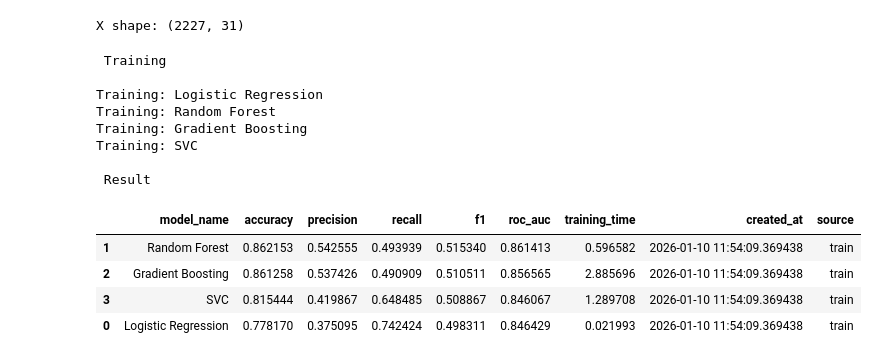
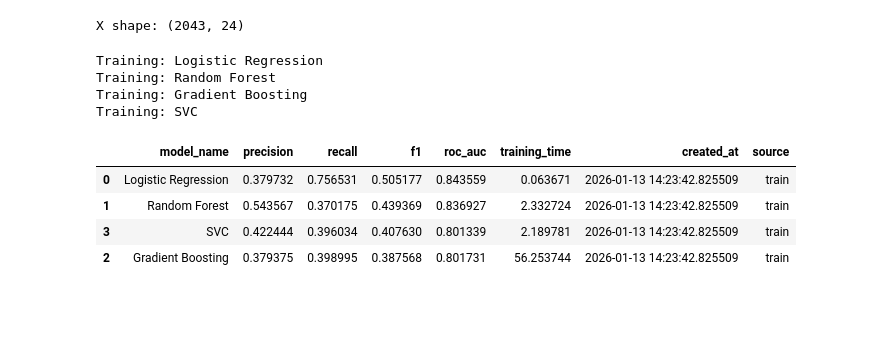
Before and after one commit to 1ltan/CallTech-ML-Powered-Predictive-Dialing-Optimization, a Jupyter notebook: src/ training.ipynb, the cells around one changed output. Saved outputs shown, nothing was run; the diff lists cells and outputs as text; code cells hidden in the pictures; blank space fills up the shorter version.

Commit message:
training&cleaning_update_2.0

```diff
--- a/src/ training.ipynb
+++ b/src/ training.ipynb
@@ -26,10 +31,6 @@ TABLE_NAME = "superstore_data_cleaned"
 TARGET_COLUMN = "Response"
 
 df = pd.read_sql(f"SELECT * FROM {TABLE_NAME}", engine)
-
-#Remove columns that are not needed for training (Id)
-cols_to_drop = ['Id']
-df = df.drop(columns=[col for col in cols_to_drop if col in df.columns], errors='ignore')
 
 # Encode columns
 object_cols = df.select_dtypes(include=['object', 'category']).columns.tolist()
@@ -43,90 +44,62 @@ y = df[TARGET_COLUMN]
 
 print(f"X shape: {X.shape}")
 # %% [output]
-X shape: (2227, 31)
+X shape: (2043, 24)
 # %%
 cv = StratifiedKFold(n_splits=5, shuffle=True, random_state=42)
 
 models = {
-    "Logistic Regression": LogisticRegression(C=0.5, max_iter=2000, random_state=42),
-
-    "Random Forest": RandomForestClassifier(
-        n_estimators=200,
-        max_depth=15,
-        min_samples_leaf=5,
-        random_state=42,
-        n_jobs=-1
-    ),
-
-    "Gradient Boosting": GradientBoostingClassifier(
-        n_estimators=200,
-        learning_rate=0.05,
-        max_depth=5,
-        n_iter_no_change=10,
-        validation_fraction=0.1,
-        random_state=42
-    ),
-
-    "SVC": SVC(C=0.8, probability=True, random_state=42)
+    "Logistic Regression": LogisticRegression(C=1e9, max_iter=5000, solver='lbfgs', random_state=42),
+    "Random Forest": RandomForestClassifier(n_estimators=200, max_depth=None, min_samples_split=2, min_samples_leaf=1, random_state=42, n_jobs=-1),
+    "Gradient Boosting": GradientBoostingClassifier(n_estimators=300, learning_rate=0.2, max_depth=30, min_samples_leaf=1, random_state=42),
+    "SVC": SVC(C=1e9, probability=True, gamma='scale', random_state=42)
 }
 
-scoring = ['accuracy', 'precision', 'recall', 'f1', 'roc_auc']
+scoring = ['precision', 'recall', 'f1', 'roc_auc']
 results = []
 timestamp = pd.Timestamp.now()
 
 for name, model in models.items():
     print(f"Training: {name}")
 
     pipeline = ImbPipeline([
         ('scaler', StandardScaler()),
         ('smote', SMOTE(random_state=42)),
-        ('model', model)
-    ])
+        ('model', model)])
 
     scores = cross_validate(pipeline, X, y, cv=cv, scoring=scoring, n_jobs=-1)
 
     mean_scores = {
         'model_name': name,
-        'accuracy': np.mean(scores['test_accuracy']),
         'precision': np.mean(scores['test_precision']),
         'recall': np.mean(scores['test_recall']),
         'f1': np.mean(scores['test_f1']),
         'roc_auc': np.mean(scores['test_roc_auc']),
         'training_time': np.mean(scores['fit_time']),
         'created_at': timestamp,
-        'source': 'train'
-    }
+        'source': 'train'}
     results.append(mean_scores)
 
-    # Training logging
-    try:
-        pd.DataFrame([{
-            'model_name': name,
-            'source': 'train',
-            'algorithm': model.__class__.__name__,
-            'created_at': timestamp
-        }]).to_sql('models', engine, if_exists='append', index=False)
-    except Exception as e:
-        print(f"Error writing to models: {e}")
+    model_record = {
+        'model_name': name,
+        'source': 'train',
+        'algorithm': model.__class__.__name__,
+        'created_at': timestamp}
+
+    pd.DataFrame([model_record]).to_sql('models',engine,if_exists='append',index=False)
 
 # Saving metrics
 metrics_df = pd.DataFrame(results)
 metrics_df.to_sql('model_metrics', engine, if_exists='append', index=False)
-
-print("\n Result")
 display(metrics_df.sort_values(by='f1', ascending=False))
 # %% [output]
- Training
-
 Training: Logistic Regression
 Training: Random Forest
 Training: Gradient Boosting
 Training: SVC
-
- Result
-|  | model_name | accuracy | precision | recall | f1 | roc_auc | training_time | created_at | source |
-| 1 | Random Forest | 0.862153 | 0.542555 | 0.493939 | 0.515340 | 0.861413 | 0.596582 | 2026-01-10 11:54:09.369438 | train |
-| 2 | Gradient Boosting | 0.861258 | 0.537426 | 0.490909 | 0.510511 | 0.856565 | 2.885696 | 2026-01-10 11:54:09.369438 | train |
-| 3 | SVC | 0.815444 | 0.419867 | 0.648485 | 0.508867 | 0.846067 | 1.289708 | 2026-01-10 11:54:09.369438 | train |
-| 0 | Logistic Regression | 0.778170 | 0.375095 | 0.742424 | 0.498311 | 0.846429 | 0.021993 | 2026-01-10 11:54:09.369438 | train |
+|  | model_name | precision | recall | f1 | roc_auc | training_time | created_at | source |
+| 0 | Logistic Regression | 0.379732 | 0.756531 | 0.505177 | 0.843559 | 0.063671 | 2026-01-13 14:23:42.825509 | train |
+| 1 | Random Forest | 0.543567 | 0.370175 | 0.439369 | 0.836927 | 2.332724 | 2026-01-13 14:23:42.825509 | train |
+| 3 | SVC | 0.422444 | 0.396034 | 0.407630 | 0.801339 | 2.189781 | 2026-01-13 14:23:42.825509 | train |
+| 2 | Gradient Boosting | 0.379375 | 0.398995 | 0.387568 | 0.801731 | 56.253744 | 2026-01-13 14:23:42.825509 | train |
 # %%
```
Also changed, not shown: parts of 3 cells of this notebook, 2 other files.
